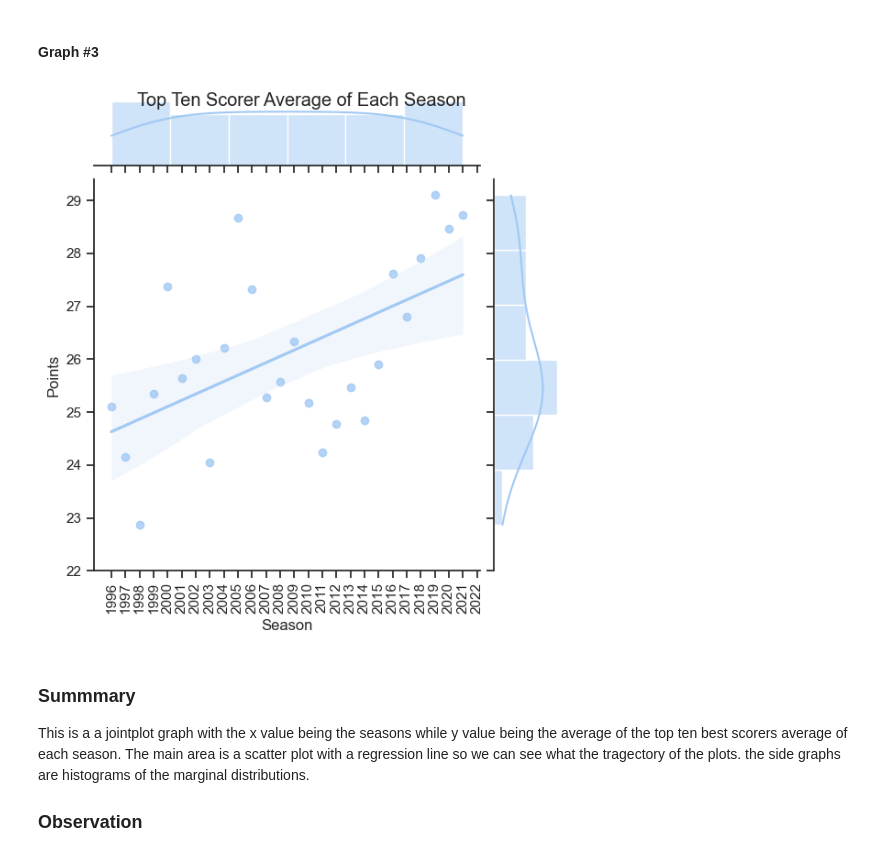
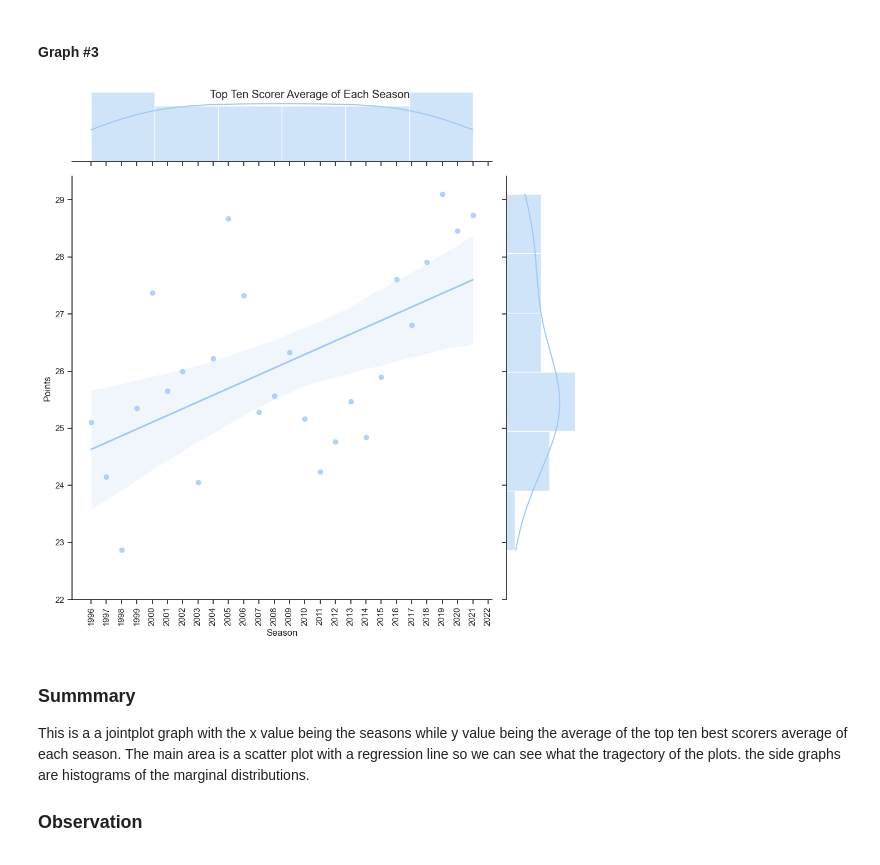
Before and after one commit to ubco-W2022T2-data301/project-group-group39, a Jupyter notebook: analysis/analysis2.ipynb, the cells around one changed output. Drawn from its saved outputs; the diff is of its cells as text; code cells hidden in the pictures.

```diff
--- a/analysis/analysis2.ipynb
+++ b/analysis/analysis2.ipynb
@@ -301,14 +302,16 @@ This is a line plot of the average of the top ten best scorers average of each s
 #### Graph #3
 # %%
 dfs['year'] = dfs['season'].str[:4].astype(int)
-g = sns.jointplot(x='year', y='pts', kind='reg', data=dfs)
+g = sns.jointplot(x='year', y='pts', kind='reg', data=dfs, height =10)
 g.set_axis_labels('Season', 'Points')
 g.fig.suptitle('Top Ten Scorer Average of Each Season')
 plt.xticks(range(1996, 2023), rotation=90)
 plt.yticks(range(22, 30))
 plt.show()
+
+g.savefig("graph3")
 # %% [output]
-[figure, old version]
+[figure, new version]
 # %% [markdown]
 ### Summmary
 This is a a jointplot graph with the x value being the seasons while y value being the average of the top ten best scorers average of each season. The main area is a scatter plot with a regression line so we can see what the tragectory of the plots. the side graphs are histograms of the marginal distributions.
```
Also changed, not shown: parts of 4 cells of this notebook, 6 other files.
